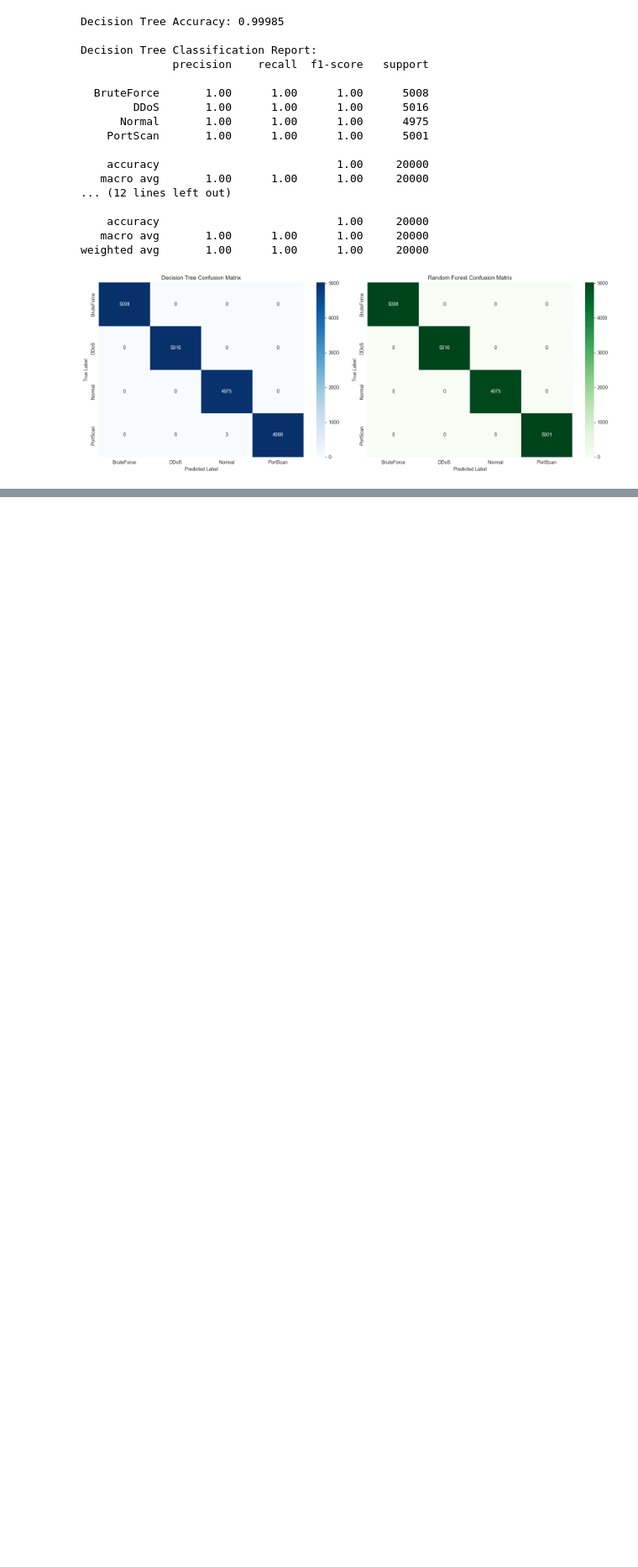
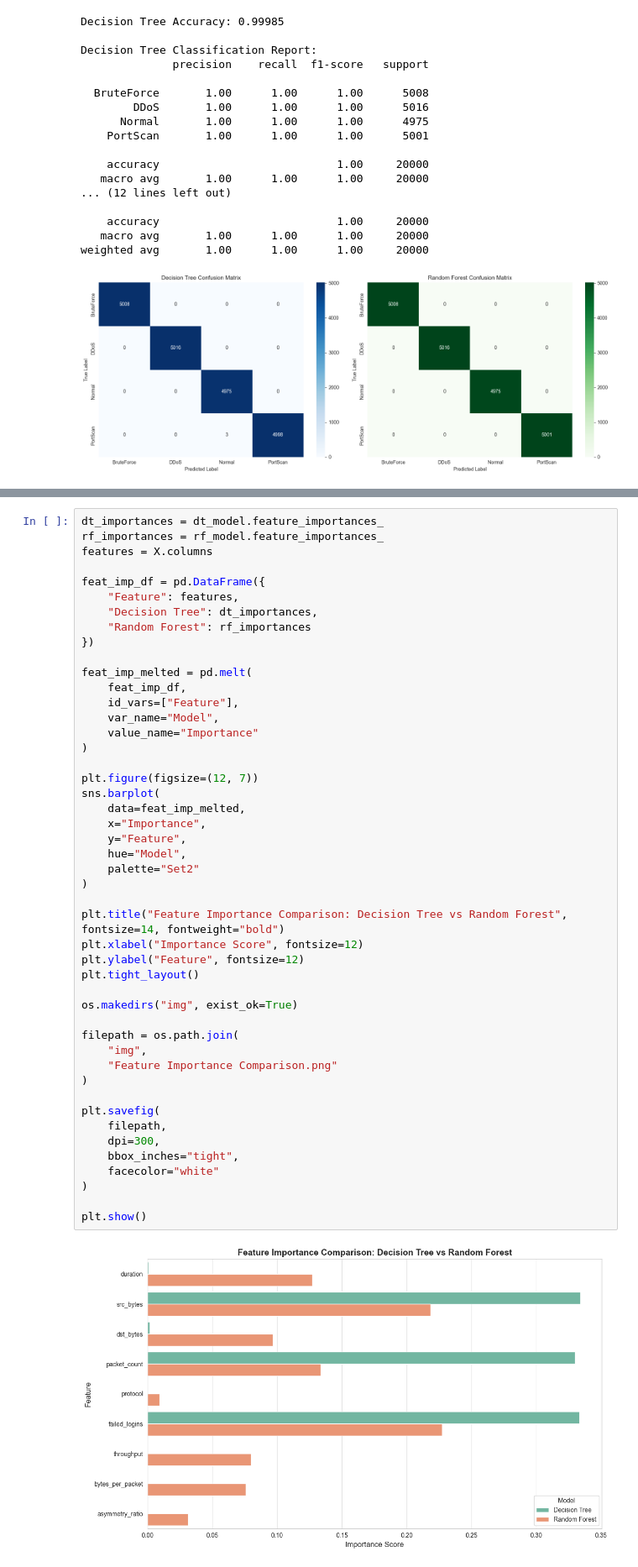
Before and after one commit to fathirrizkifadillah/Cyber-Security-Attack, a Jupyter notebook: main.ipynb, the cells around one changed output, grey strips where cells are left out. Shown at 84% size. Saved outputs shown, nothing was run; the diff lists cells and outputs as text; blank space fills up the shorter version.

Commit message:
Feature Importanve Comparison

```diff
--- a/main.ipynb
+++ b/main.ipynb
@@ -965,0 +970,49 @@ weighted avg       1.00      1.00      1.00     20000
+# %%
+dt_importances = dt_model.feature_importances_
+rf_importances = rf_model.feature_importances_
+features = X.columns
+
+feat_imp_df = pd.DataFrame({
+    "Feature": features,
+    "Decision Tree": dt_importances,
+    "Random Forest": rf_importances
+})
+
+feat_imp_melted = pd.melt(
+    feat_imp_df,
+    id_vars=["Feature"],
+    var_name="Model",
+    value_name="Importance"
+)
+
+plt.figure(figsize=(12, 7))
+sns.barplot(
+    data=feat_imp_melted,
+    x="Importance",
+    y="Feature",
+    hue="Model",
+    palette="Set2"
+)
+
+plt.title("Feature Importance Comparison: Decision Tree vs Random Forest", fontsize=14, fontweight="bold")
+plt.xlabel("Importance Score", fontsize=12)
+plt.ylabel("Feature", fontsize=12)
+plt.tight_layout()
+
+os.makedirs("img", exist_ok=True)
+
+filepath = os.path.join(
+    "img",
+    "Feature Importance Comparison.png"
+)
+
+plt.savefig(
+    filepath,
+    dpi=300,
+    bbox_inches="tight",
+    facecolor="white"
+)
+
+plt.show()
+# %% [output]
+[figure, added]
```
Also changed, not shown: parts of 1 cell of this notebook, 1 other file.
